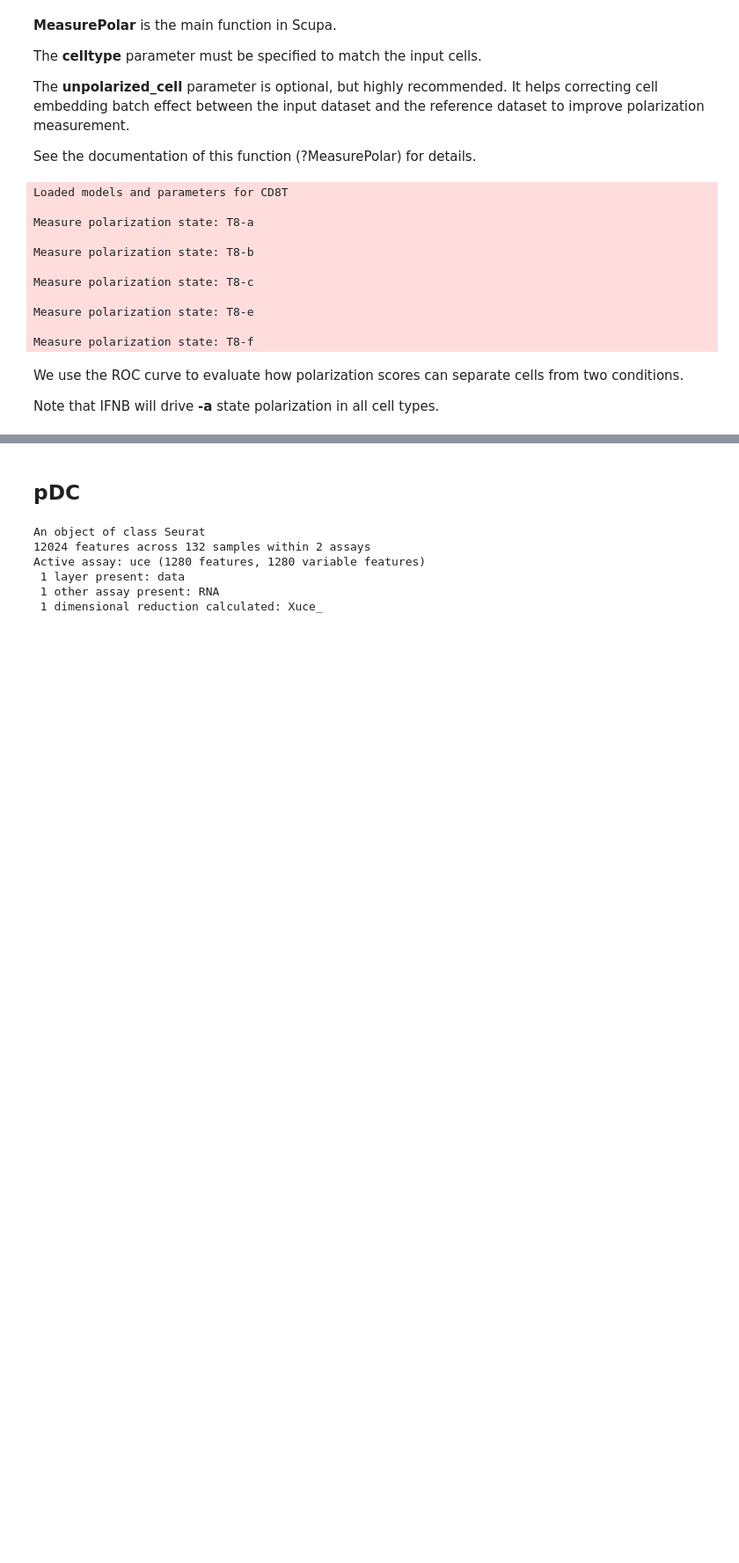
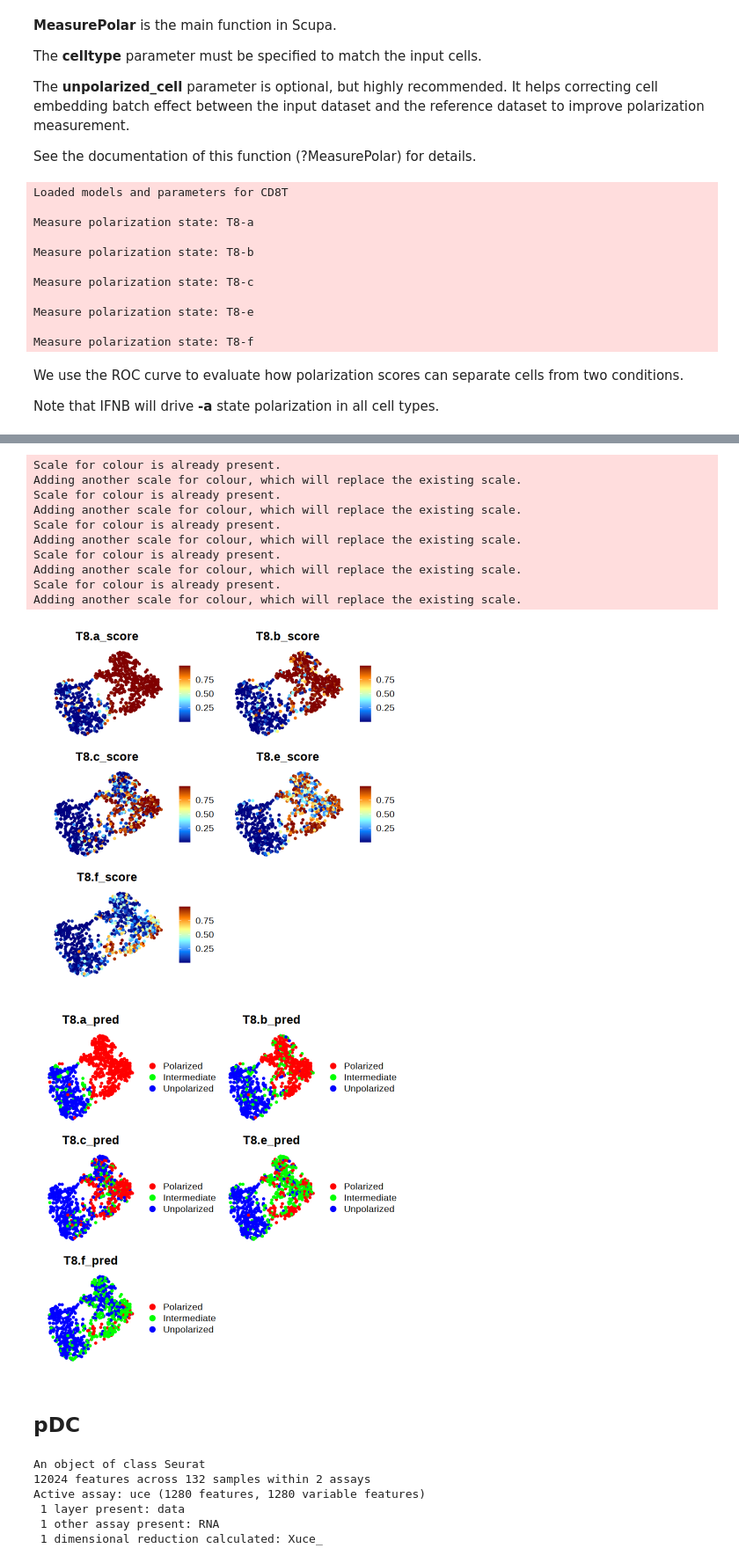
Before and after one commit to bsml320/Scupa, a Jupyter notebook: inst/notebook/vignette_scupa_ifnb.ipynb, the cells around one changed output, grey strips where cells are left out. Shown at 88% size. Saved outputs shown, nothing was run; the diff lists cells and outputs as text; code cells hidden in the pictures; blank space fills up the shorter version.

```diff
--- a/inst/notebook/vignette_scupa_ifnb.ipynb
+++ b/inst/notebook/vignette_scupa_ifnb.ipynb
@@ -181,0 +187,2 @@ VlnPlot(cd8t, c('T8.a_score','T8.a_p','T8.a_padj'), group.by='stim')
+# %%
+cd8t <- MeasurePolar(cd8t, celltype='CD8T', unpolarized_cell=WhichCells(cd8t, expression = stim %in% c('CTRL')), error_level=0.01)
@@ -182,3 +201,21 @@ VlnPlot(cd8t, c('T8.a_score','T8.a_p','T8.a_padj'), group.by='stim')
+# %%
+FeaturePlot(cd8t, c('T8.a_score','T8.b_score','T8.c_score','T8.e_score','T8.f_score')) &
+    NoAxes() & scale_color_gradientn(colors=colorRamps::matlab.like(6))
+DimPlot(cd8t, group.by=c('T8.a_pred','T8.b_pred','T8.c_pred','T8.e_pred','T8.f_pred'), ncol=2) &
+    NoAxes() & scale_colour_manual(values = c('Polarized'='red','Intermediate'='green','Unpolarized'='blue','Uncertain'='gray'))
+# %% [output]
+Scale for colour is already present.
+Adding another scale for colour, which will replace the existing scale.
+Scale for colour is already present.
+Adding another scale for colour, which will replace the existing scale.
+Scale for colour is already present.
+Adding another scale for colour, which will replace the existing scale.
+Scale for colour is already present.
+Adding another scale for colour, which will replace the existing scale.
+Scale for colour is already present.
+Adding another scale for colour, which will replace the existing scale.
+[figure, added]
+[figure, added]
 # %% [markdown]
 ## pDC
 # %%
```
Also changed, not shown: parts of 18 cells of this notebook, 12 other files.
